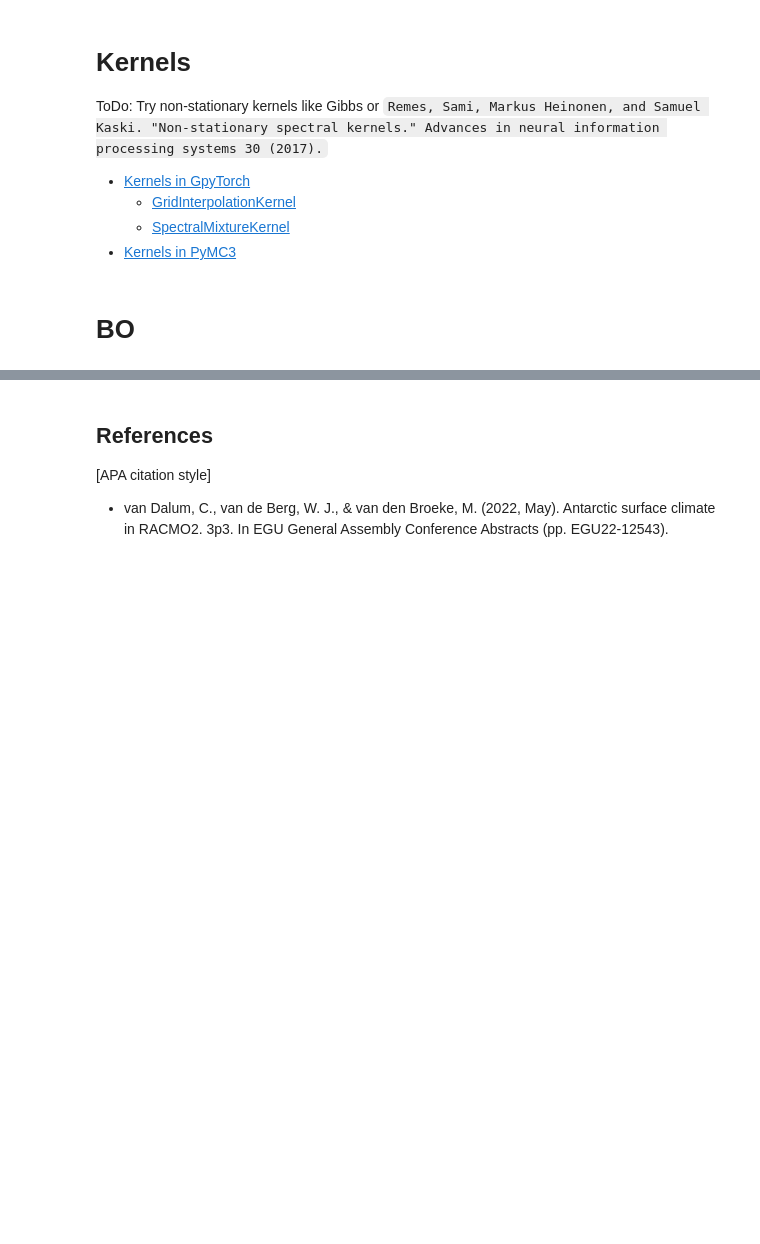
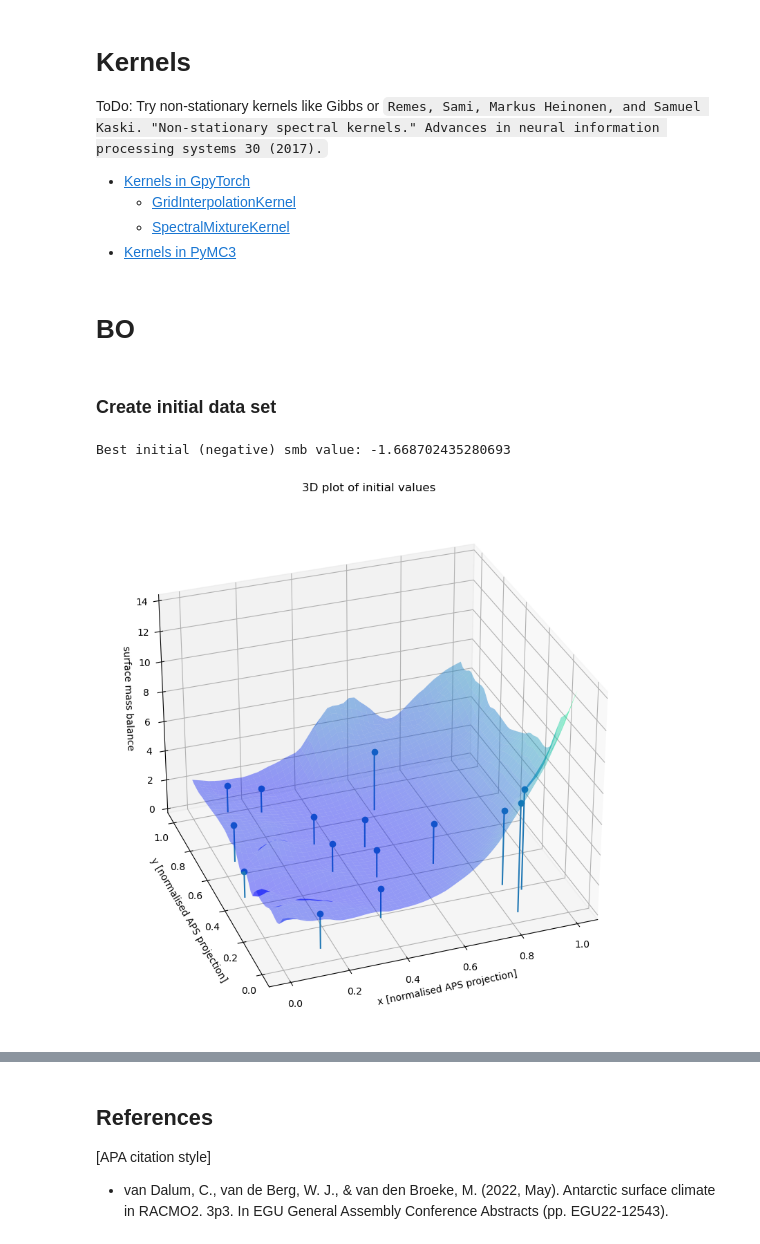
Before and after one commit to kimbente/BayesOpt-Antarctica, a Jupyter notebook: 2DBayesianOptimisation.ipynb, the cells around one changed output, grey strips where cells are left out. Drawn from its saved outputs; the diff is of its cells as text; code cells hidden in the pictures; blank space fills up the shorter version.

```diff
--- a/2DBayesianOptimisation.ipynb
+++ b/2DBayesianOptimisation.ipynb
@@ -370,22 +536,28 @@ ToDo: Try non-stationary kernels like Gibbs or `Remes, Sami, Markus Heinonen, an
 # BO
 # %%
 # noise-free target function
-def target_function(query_locations):
-    # takes in list of lists as torch.tensor
+def target_function(query_locations, model):
+    """ Queries target function at query location(s) and returns value(s)
+    Input: list of lists or torch.tensor and model
+    """
 
     # placeholder: empty array
     results = np.empty(0)
     for x in query_locations:
         # Append only mean of kernel (neglect variance) to results array
-        # reshape(1, -1): 1 for only one row of x, -1 for remaining dimensions
+        # reshape(1, -1): 1 for only one row of x, -1 for remaining dimensions (add explicit first dim)
         # * (-1) because we maximise
-        results = np.append(results, (np.array(m.predict(np.array(x).reshape(1,-1))[0]).reshape(-1) * (-1)))
+        results = np.append(results, (model(x.reshape(1, -1)).mean.detach().numpy() * (-1)))
     return(torch.tensor(results))
 # %%
 def generate_initial_data(n = 10):
+    """ Generates randomly sampled set of initial data points
+    Input: n
+    """
     # Need unified dtypes
-    train_x = torch.rand(n, 2, dtype = torch.float64) # n rows, 2 columns, sample between 0 and 1 (range)
-    exact_obj = target_function(train_x).unsqueeze(-1)
+    train_x = torch.rand(n, 2, dtype = torch.float64) # n rows, 2 columns, sample between 0 and 1
+    exact_obj = target_function(train_x, model).unsqueeze(-1)
+    # max negative value is the min positive
     best_y = exact_obj.max()
     return train_x, exact_obj, best_y
 # %%
@@ -409,4 +581,35 @@ def get_next_point(queried_X, queried_y, best_queried_y, bounds, n_points = 1):
                                 options = {"batch_limit" : 5, "maxiter" : 200}
     )
     return candidates
+# %% [markdown]
+### Create initial data set
+# %%
+n_initial = 15
+# random.seed()
+
+# Call to generate initial data
+queried_x, queried_y, best_queried_y = generate_initial_data(n = n_initial)
+
+print(f"Best initial (negative) smb value: {best_queried_y}")
+# %% [output]
+Best initial (negative) smb value: -1.668702435280693
+# %%
+# 3D plot of mean smb
+fig = plt.figure(figsize = (10, 10))
+ax = plt.axes(projection = '3d')
+
+ax.plot_surface(x1_mesh, x2_mesh, y_mesh, rstride = 1, cstride = 1, cmap = 'winter', alpha = 0.4)
+
+ax.stem(queried_x[:,0].detach().numpy(), queried_x[:,1].detach().numpy(), queried_y[:,0].detach().numpy()*(-1), basefmt = " ")
+
+ax.set_title("3D plot of initial values")
+ax.set_xlabel('x [normalised APS projection]')
+ax.set_ylabel('y [normalised APS projection]')
+ax.set_zlabel('surface mass balance')
+
+ax.view_init(elev = 30, azim = 250)
+
+plt.show()
+# %% [output]
+[figure, added]
 # %%
```
Also changed, not shown: parts of 25 cells of this notebook, 1 other file.
